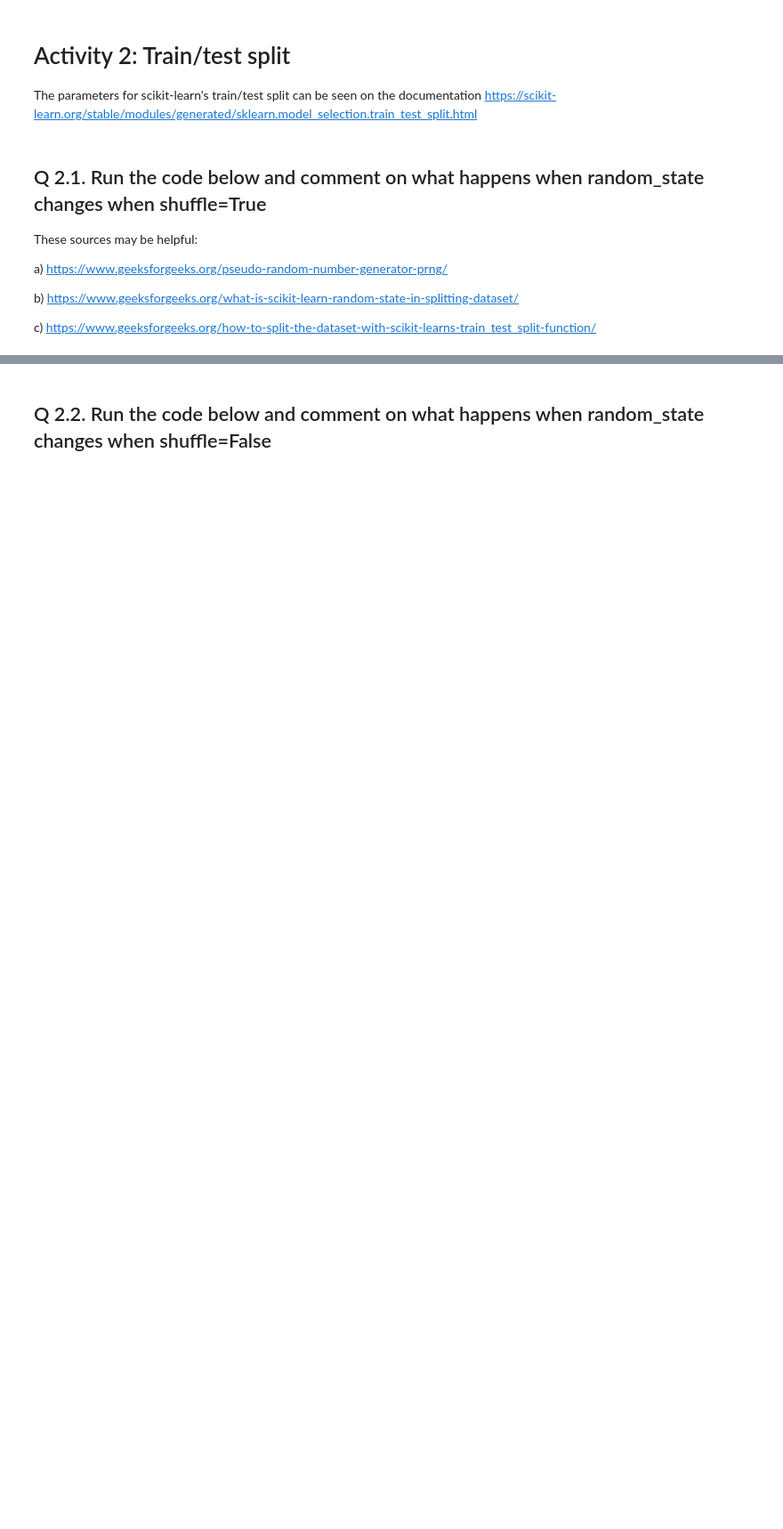
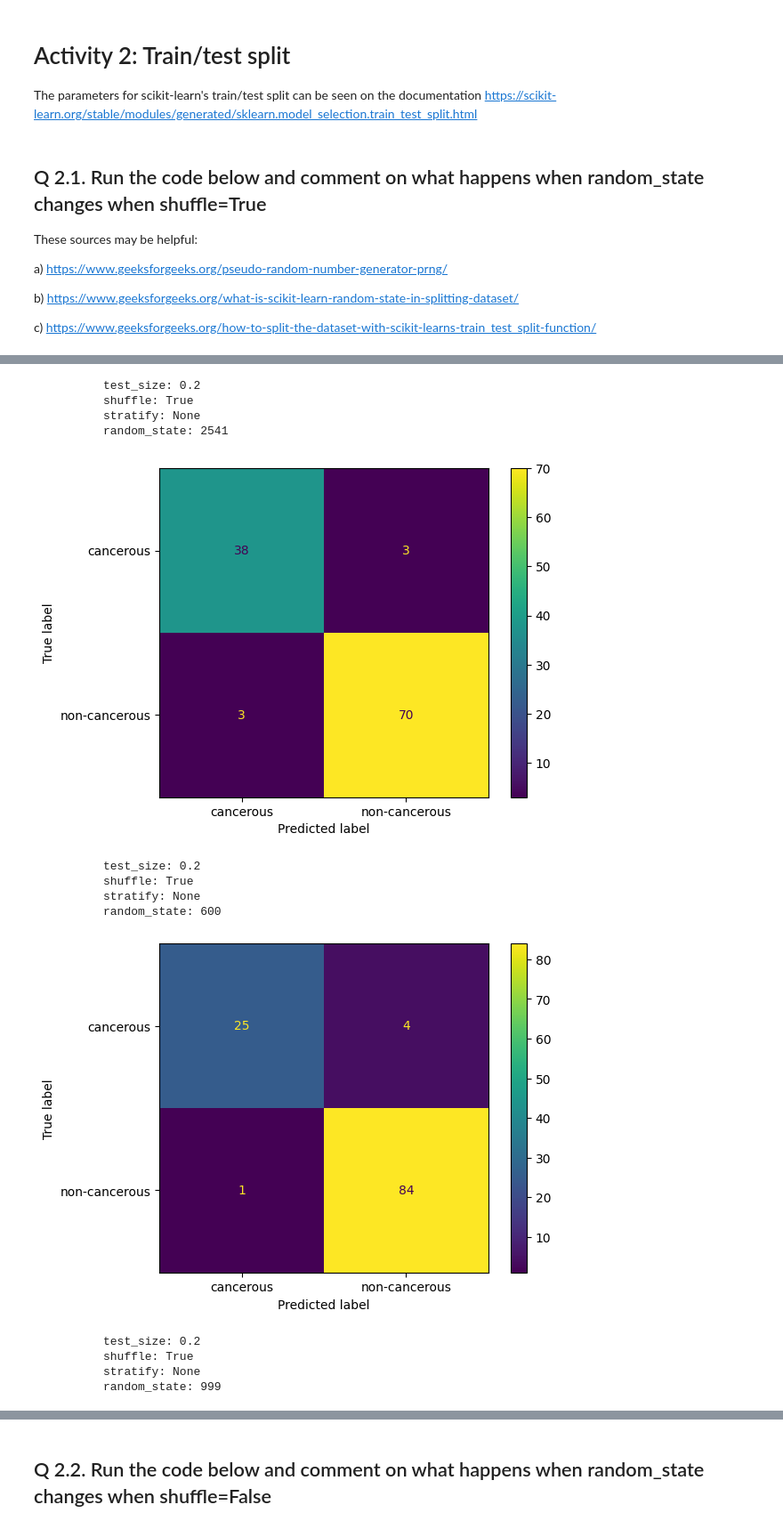
Before and after one commit to dpencross501/breast_cancer_diagnosis, a Jupyter notebook: 02.02 Splitting and Evaluation Activities.ipynb, the cells around one changed output, grey strips where cells are left out. Shown at 89% size. Saved outputs shown, nothing was run; the diff lists cells and outputs as text; code cells hidden in the pictures; blank space fills up the shorter version.

```diff
--- a/02.02 Splitting and Evaluation Activities.ipynb
+++ b/02.02 Splitting and Evaluation Activities.ipynb
@@ -150,8 +164,23 @@ c) https://www.geeksforgeeks.org/how-to-split-the-dataset-with-scikit-learns-tra
 # %%
 ### Remove the hashes next to the code to run it
 
-# x_train, x_test, y_train, y_test, linear_svc_model = run_model(x, y, test_size=0.2, shuffle=True, stratify=None, random_state=2541)
+x_train, x_test, y_train, y_test, linear_svc_model = run_model(x, y, test_size=0.2, shuffle=True, stratify=None, random_state=2541)
 
-# x_train, x_test, y_train, y_test, linear_svc_model = run_model(x, y, test_size=0.2, shuffle=True, stratify=None, random_state=600)
+x_train, x_test, y_train, y_test, linear_svc_model = run_model(x, y, test_size=0.2, shuffle=True, stratify=None, random_state=600)
 
-# x_train, x_test, y_train, y_test, linear_svc_model = run_model(x, y, test_size=0.2, shuffle=True, stratify=None, random_state=999)
+x_train, x_test, y_train, y_test, linear_svc_model = run_model(x, y, test_size=0.2, shuffle=True, stratify=None, random_state=999)
+# %% [output]
+          test_size: 0.2
+          shuffle: True
+          stratify: None
+          random_state: 2541
+[figure, added]
+          test_size: 0.2
+          shuffle: True
+          stratify: None
+          random_state: 600
+[figure, added]
+          test_size: 0.2
+          shuffle: True
+          stratify: None
+          random_state: 999
```
Also changed, not shown: parts of 17 cells of this notebook, 2 other files.
